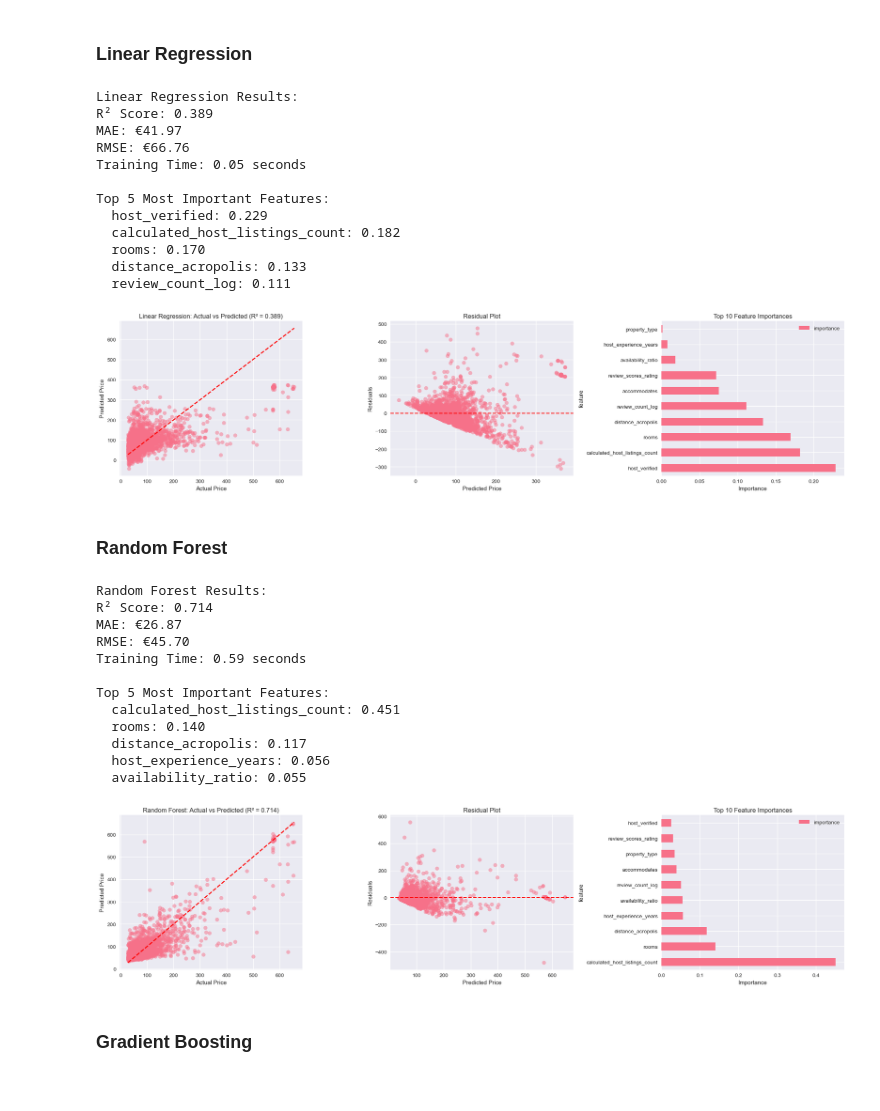
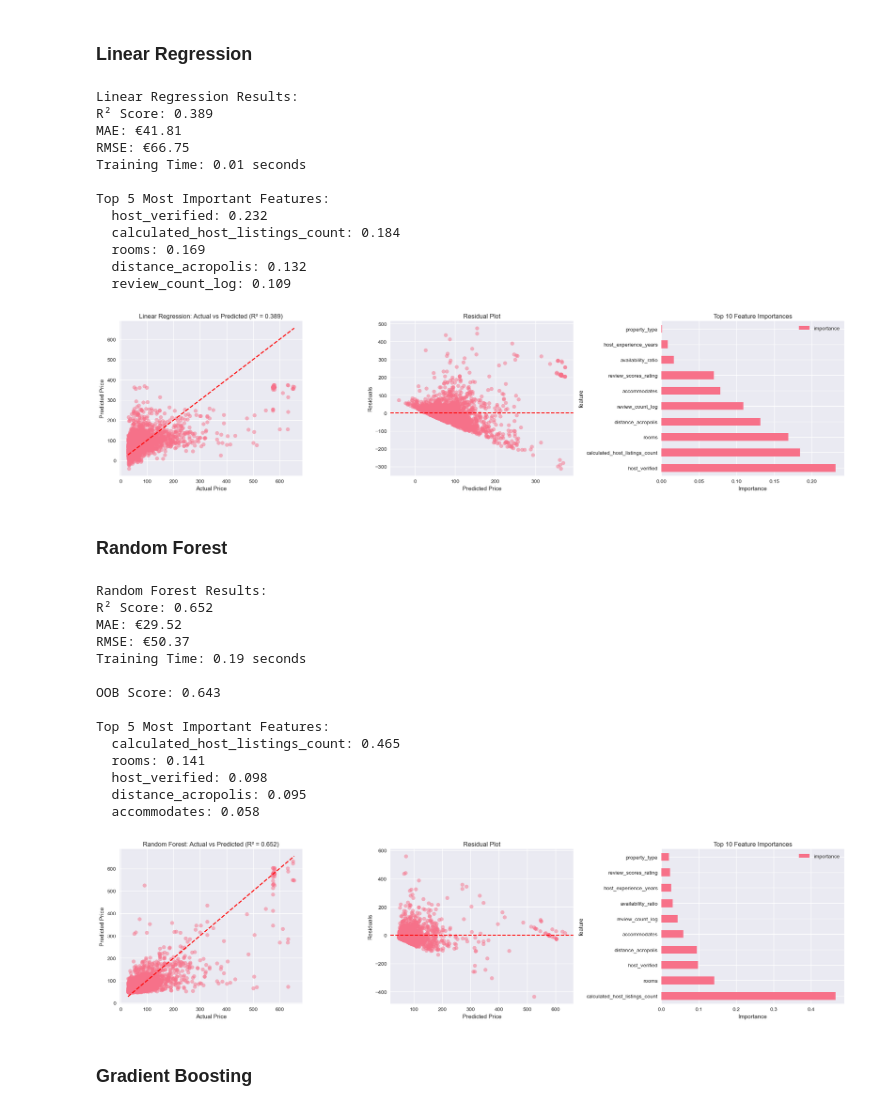
Before and after one commit to Ioannis-Stamatakis/price-prediction-athens-airbnb, a Jupyter notebook: Notebook/model_pipeline_notebook.ipynb, the cells around one changed output. Saved outputs shown, nothing was run; the diff lists cells and outputs as text; code cells hidden in the pictures.

```diff
--- a/Notebook/model_pipeline_notebook.ipynb
+++ b/Notebook/model_pipeline_notebook.ipynb
@@ -364,7 +366,10 @@ X = model_df[all_features]
 y = model_df['price']
 
 # Split the data
-X_train, X_test, y_train, y_test = train_test_split(X, y, test_size=0.2, random_state=42)
+#X_train, X_test, y_train, y_test = train_test_split(X, y, test_size=0.2, random_state=42)
+X_temp, X_test, y_temp, y_test = train_test_split(X, y, test_size=0.2, random_state=42)
+X_train, X_val, y_train, y_val = train_test_split(X_temp, y_temp, test_size=0.2, random_state=42)
+
 
 print(f"Training set: {X_train.shape}")
 print(f"Test set: {X_test.shape}")
@@ -484,16 +489,16 @@ plt.show()
 # %% [output]
 Linear Regression Results:
 R² Score: 0.389
-MAE: €41.97
-RMSE: €66.76
-Training Time: 0.05 seconds
+MAE: €41.81
+RMSE: €66.75
+Training Time: 0.01 seconds
 
 Top 5 Most Important Features:
-  host_verified: 0.229
-  calculated_host_listings_count: 0.182
-  rooms: 0.170
-  distance_acropolis: 0.133
-  review_count_log: 0.111
+  host_verified: 0.232
+  calculated_host_listings_count: 0.184
+  rooms: 0.169
+  distance_acropolis: 0.132
+  review_count_log: 0.109
 [figure]
 # %% [markdown]
 ### Random Forest
@@ -501,10 +506,13 @@ Top 5 Most Important Features:
 # Train Random Forest
 start_time = time.time()
 rf_model = RandomForestRegressor(
-    n_estimators=100,
-    max_depth=15,
-    min_samples_split=5,
-    min_samples_leaf=2,
+    n_estimators=50, #100 before
+    max_depth=8, #15
+    min_samples_split=10, #5
+    min_samples_leaf=5,#2
+    max_features=0.7,
+    bootstrap=True,
+    oob_score=True,
     random_state=42,
     n_jobs=-1
 )
@@ -525,6 +533,8 @@ print(f"R² Score: {rf_r2:.3f}")
 print(f"MAE: €{rf_mae:.2f}")
 print(f"RMSE: €{rf_rmse:.2f}")
 print(f"Training Time: {rf_time:.2f} seconds")
+
+print(f"\nOOB Score: {rf_model.oob_score_:.3f}")
 
 # Feature importance
 rf_feature_importance = pd.DataFrame({
@@ -538,43 +548,45 @@ for _, row in rf_feature_importance.head(5).iterrows():
 
 # Visualize results
 fig, axes = plt.subplots(1, 3, figsize=(20, 5))
 
 # Actual vs Predicted
 axes[0].scatter(y_test, rf_pred, alpha=0.5)
 axes[0].plot([y_test.min(), y_test.max()], [y_test.min(), y_test.max()], 'r--', lw=2)
 axes[0].set_xlabel('Actual Price')
 axes[0].set_ylabel('Predicted Price')
 axes[0].set_title(f'Random Forest: Actual vs Predicted (R² = {rf_r2:.3f})')
 
 # Residuals
 residuals = y_test - rf_pred
 axes[1].scatter(rf_pred, residuals, alpha=0.5)
 axes[1].axhline(y=0, color='r', linestyle='--')
 axes[1].set_xlabel('Predicted Price')
 axes[1].set_ylabel('Residuals')
 axes[1].set_title('Residual Plot')
 
 # Feature importance
 rf_feature_importance.head(10).plot(x='feature', y='importance', kind='barh', ax=axes[2])
 axes[2].set_title('Top 10 Feature Importances')
 axes[2].set_xlabel('Importance')
 
 plt.tight_layout()
 plt.show()
 # %% [output]
 Random Forest Results:
-R² Score: 0.714
-MAE: €26.87
-RMSE: €45.70
-Training Time: 0.59 seconds
+R² Score: 0.652
+MAE: €29.52
+RMSE: €50.37
+Training Time: 0.19 seconds
+
+OOB Score: 0.643
 
 Top 5 Most Important Features:
-  calculated_host_listings_count: 0.451
-  rooms: 0.140
-  distance_acropolis: 0.117
-  host_experience_years: 0.056
-  availability_ratio: 0.055
+  calculated_host_listings_count: 0.465
+  rooms: 0.141
+  host_verified: 0.098
+  distance_acropolis: 0.095
+  accommodates: 0.058
-[figure, old version]
+[figure, new version]
 # %% [markdown]
 ### Gradient Boosting
 # %%
```
Also changed, not shown: parts of 14 cells of this notebook.
